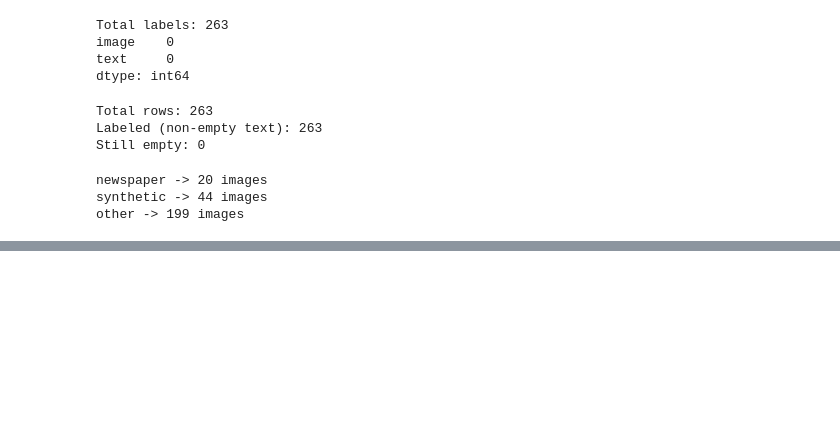
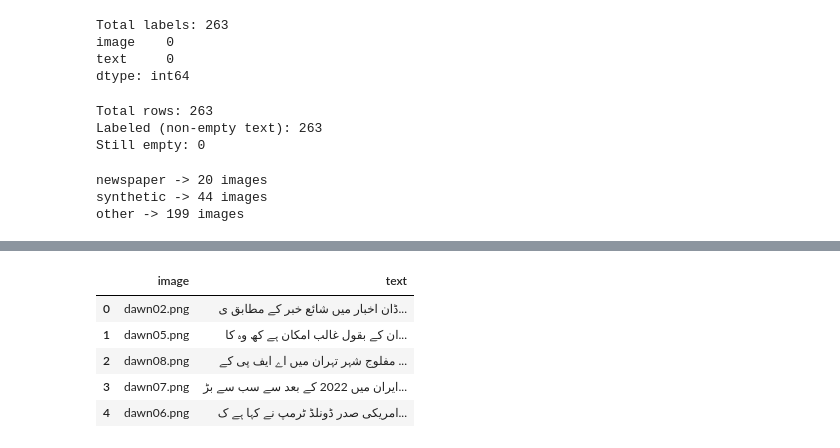
Before and after one commit to Zainab-Binte-Khalid/urdu-ocr-codesaviours-si26-zainab, a Jupyter notebook: SI26_Week1_Zainab.ipynb, the cells around one changed output, grey strips where cells are left out. Cells and saved outputs as stored; diff of their text form; code cells hidden in the pictures; blank space fills up the shorter version.

```diff
--- a/SI26_Week1_Zainab.ipynb
+++ b/SI26_Week1_Zainab.ipynb
@@ -747,0 +1153,12 @@ other -> 199 images
+# %%
+import pandas as pd
+
+df_final_labels = pd.read_csv('/content/data/final_labels.csv')
+display(df_final_labels.head())
+# %% [output]
+|  | image | text |
+| 0 | dawn02.png | ڈان اخبار میں شائع خبر کے مطابق ی... |
+| 1 | dawn05.png | ان کے بقول غالب امکان ہے کھ وہ کا... |
+| 2 | dawn08.png | مفلوج شہر تہران میں اے ایف پی کے ... |
+| 3 | dawn07.png | ایران میں 2022 کے بعد سے سب سے بڑ... |
+| 4 | dawn06.png | امریکی صدر ڈونلڈ ٹرمپ نے کہا ہے ک... |
```
Also changed, not shown: parts of 22 cells of this notebook.
